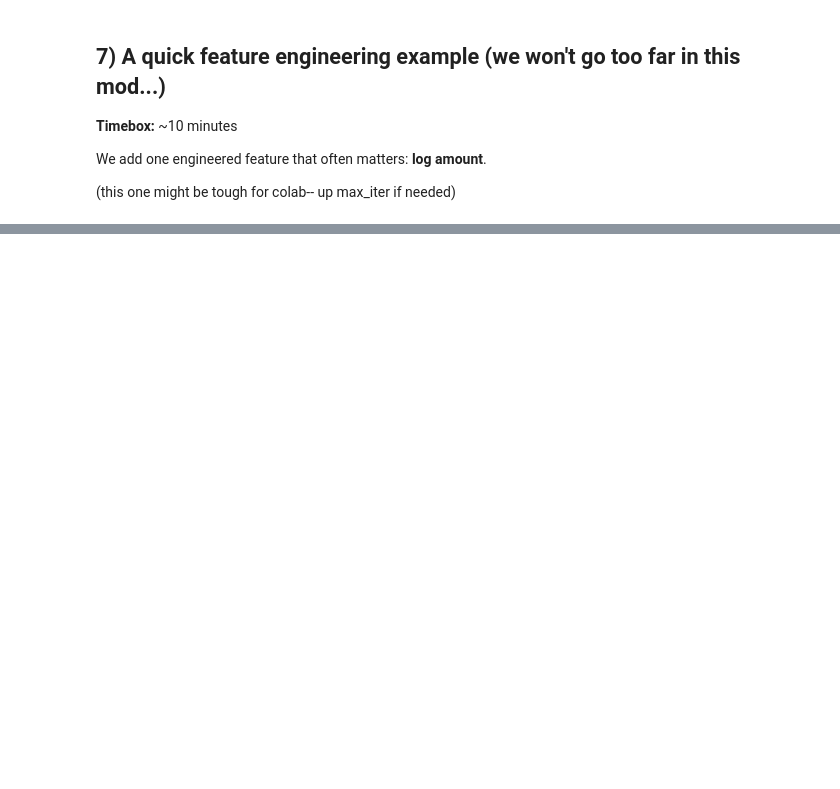
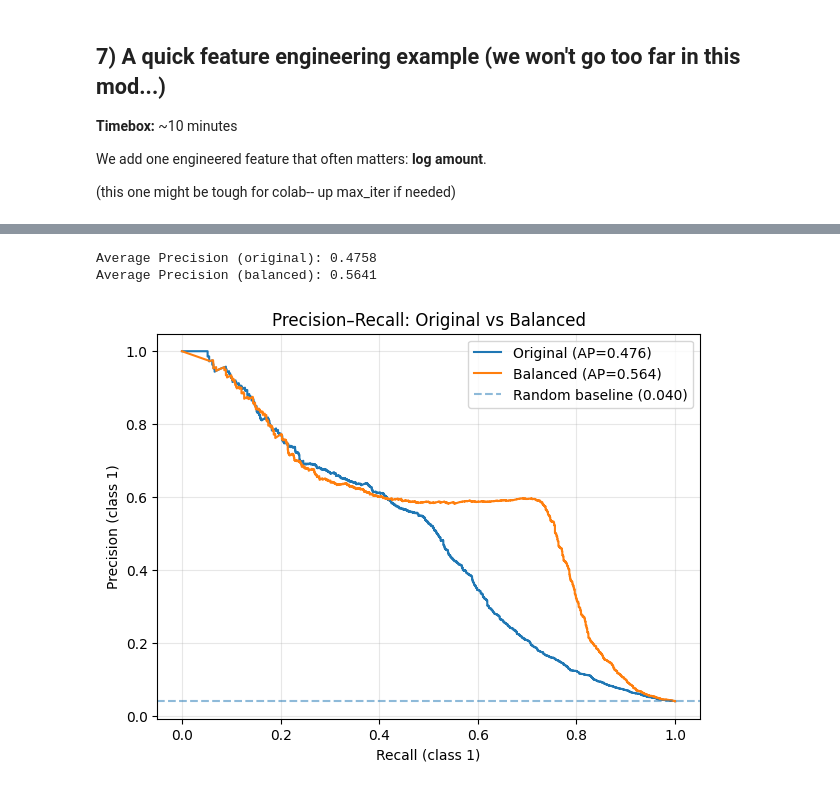
Before and after one commit to tunnel-ai/way, a Jupyter notebook: notebooks/01_00_main.ipynb, the cells around one changed output, grey strips where cells are left out. Cells and saved outputs as stored; diff of their text form; code cells hidden in the pictures; blank space fills up the shorter version.

```diff
--- a/notebooks/01_00_main.ipynb
+++ b/notebooks/01_00_main.ipynb
@@ -311,0 +563,18 @@ average_precision_score(y_test_fe, y_score), average_precision_score(y_test_fe,
+# %%
+# Train a second logistic regression that penalizes errors on the minority class.
+# class_weight="balanced" sets weights inversely proportional to class frequency,
+# so each fraud error contributes ~24x more to the loss than each non-fraud error
+# (because non-fraud is ~24x more common in the training set).
+
+clf_balanced = Pipeline(steps=[
+    ("preprocess", preprocess),
+    ("model", LogisticRegression(max_iter=750, class_weight="balanced")),
+])
+
+clf_balanced.fit(X_train, y_train)
+
+# Hard predictions at the default 0.50 threshold
+y_pred_balanced = clf_balanced.predict(X_test)
+
+# Predicted fraud probabilities (we'll use these for PR curves and threshold tuning)
+y_score_balanced = clf_balanced.predict_proba(X_test)[:, 1]
@@ -311,0 +652,32 @@ average_precision_score(y_test_fe, y_score), average_precision_score(y_test_fe,
+# %%
+# Average Precision (AP) summarizes the entire precision-recall curve in a single number.
+# It's the right summary metric for imbalanced binary classification — accuracy is not.
+import matplotlib.pyplot as plt
+
+ap_original = average_precision_score(y_test, y_score)
+ap_balanced = average_precision_score(y_test, y_score_balanced)
+
+print(f"Average Precision (original): {ap_original:.4f}")
+print(f"Average Precision (balanced): {ap_balanced:.4f}")
+
+# Precision-recall curves at every possible threshold.
+# Closer to the top-right corner is better. Both models share the same "random baseline"
+# (the class 1 prevalence), shown as a dashed line.
+prec_o, rec_o, _ = precision_recall_curve(y_test, y_score)
+prec_b, rec_b, _ = precision_recall_curve(y_test, y_score_balanced)
+
+plt.figure(figsize=(7, 5))
+plt.plot(rec_o, prec_o, label=f"Original (AP={ap_original:.3f})")
+plt.plot(rec_b, prec_b, label=f"Balanced (AP={ap_balanced:.3f})")
+plt.axhline(y_test.mean(), linestyle="--", alpha=0.5,
+            label=f"Random baseline ({y_test.mean():.3f})")
+plt.xlabel("Recall (class 1)")
+plt.ylabel("Precision (class 1)")
+plt.title("Precision–Recall: Original vs Balanced")
+plt.legend()
+plt.grid(alpha=0.3)
+plt.show()
+# %% [output]
+Average Precision (original): 0.4758
+Average Precision (balanced): 0.5641
+[figure, added]
```
Also changed, not shown: parts of 26 cells of this notebook.
